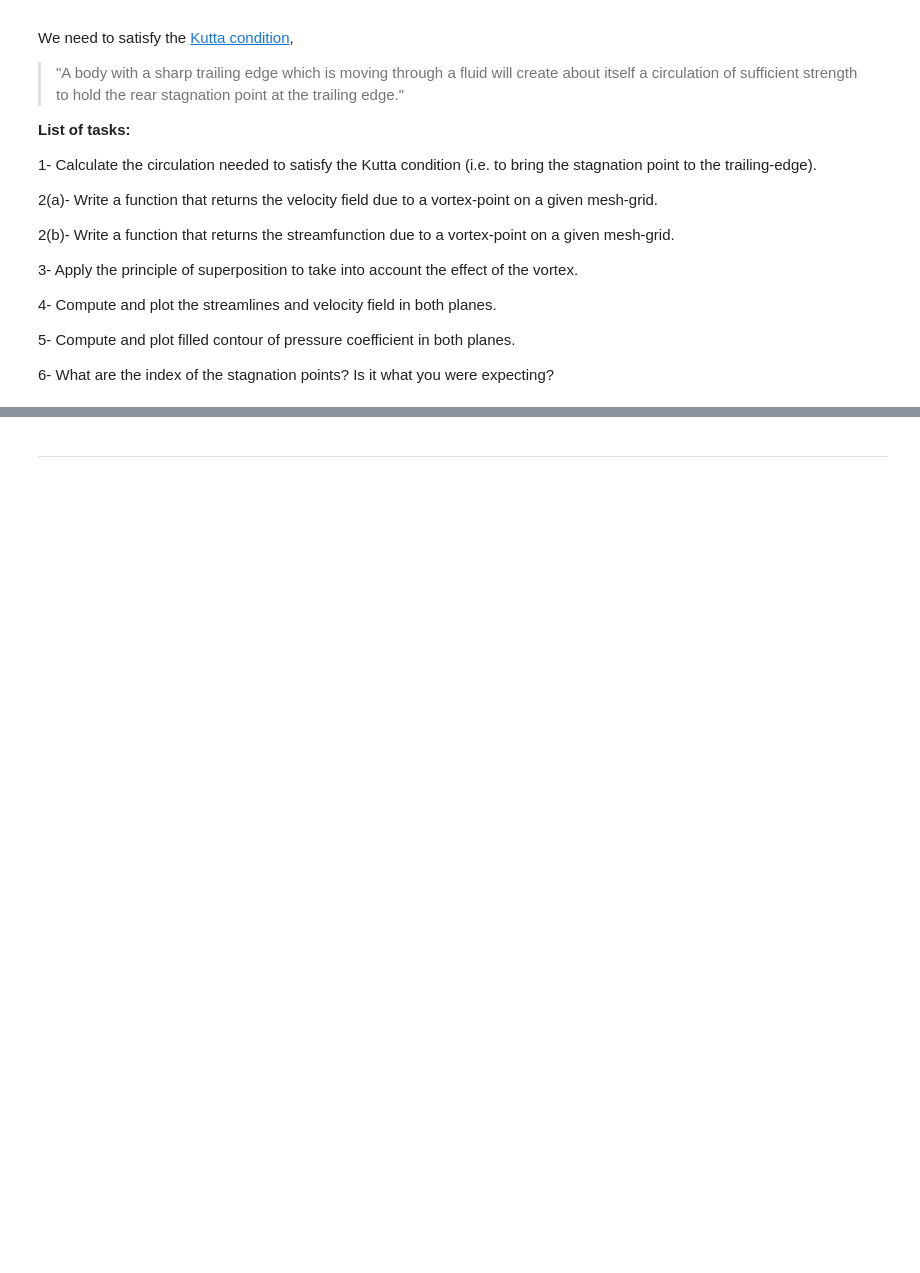
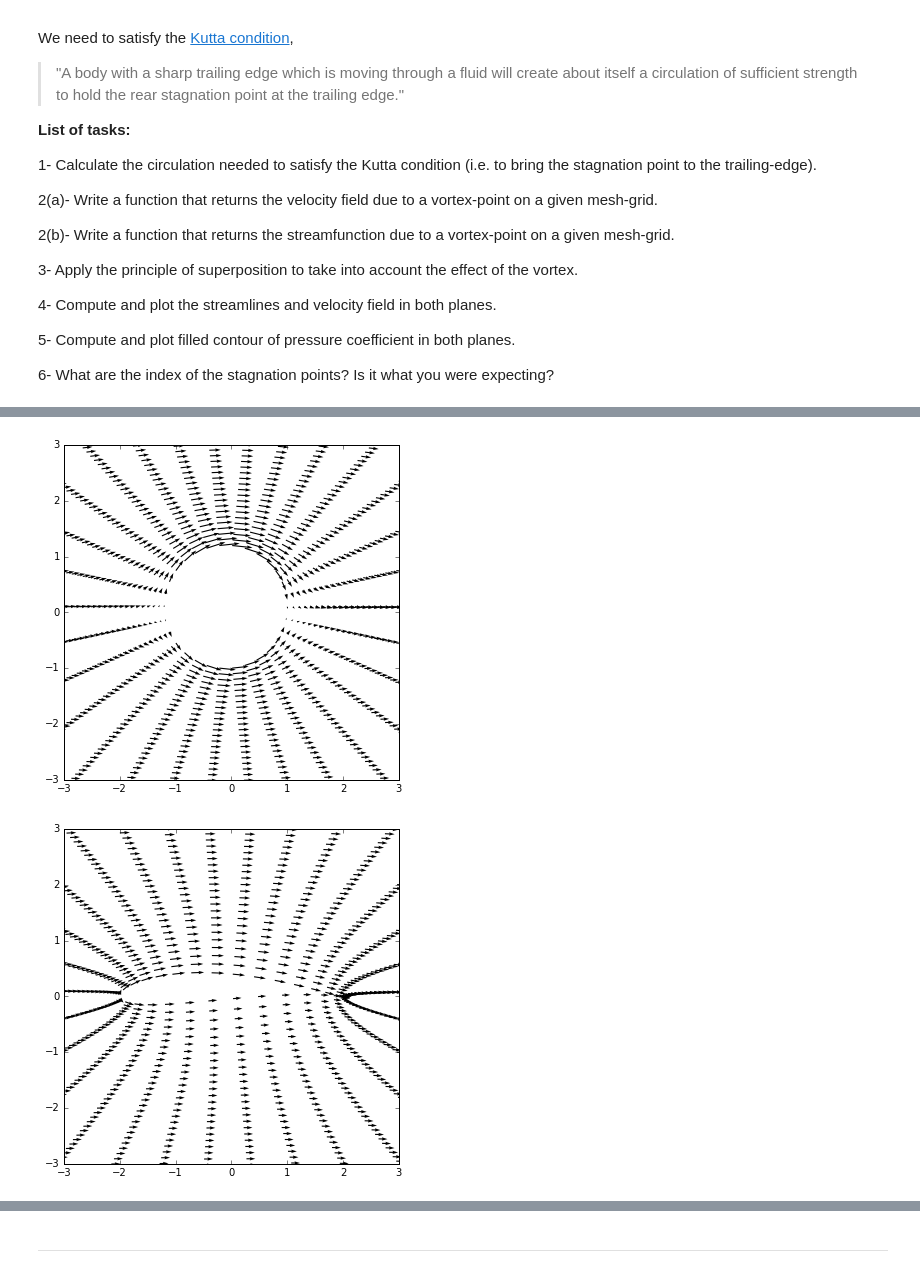
Before and after one commit to wangze233/MAE6226, a Jupyter notebook: midterm/midterm.ipynb, the cells around one changed output, grey strips where cells are left out. Saved outputs shown, nothing was run; the diff lists cells and outputs as text; code cells hidden in the pictures; blank space fills up the shorter version.

```diff
--- a/midterm/midterm.ipynb
+++ b/midterm/midterm.ipynb
@@ -410,0 +470,6 @@ We need to satisfy the [Kutta condition](http://en.wikipedia.org/wiki/Kutta_cond
+# %%
+plot_velocity(X_xi,Y_xi,u_xi,v_xi)
+plot_velocity(X_z,Y_z,u_z,v_z)
+# %% [output]
+[figure, added]
+[figure, added]
```
Also changed, not shown: parts of 17 cells of this notebook.
